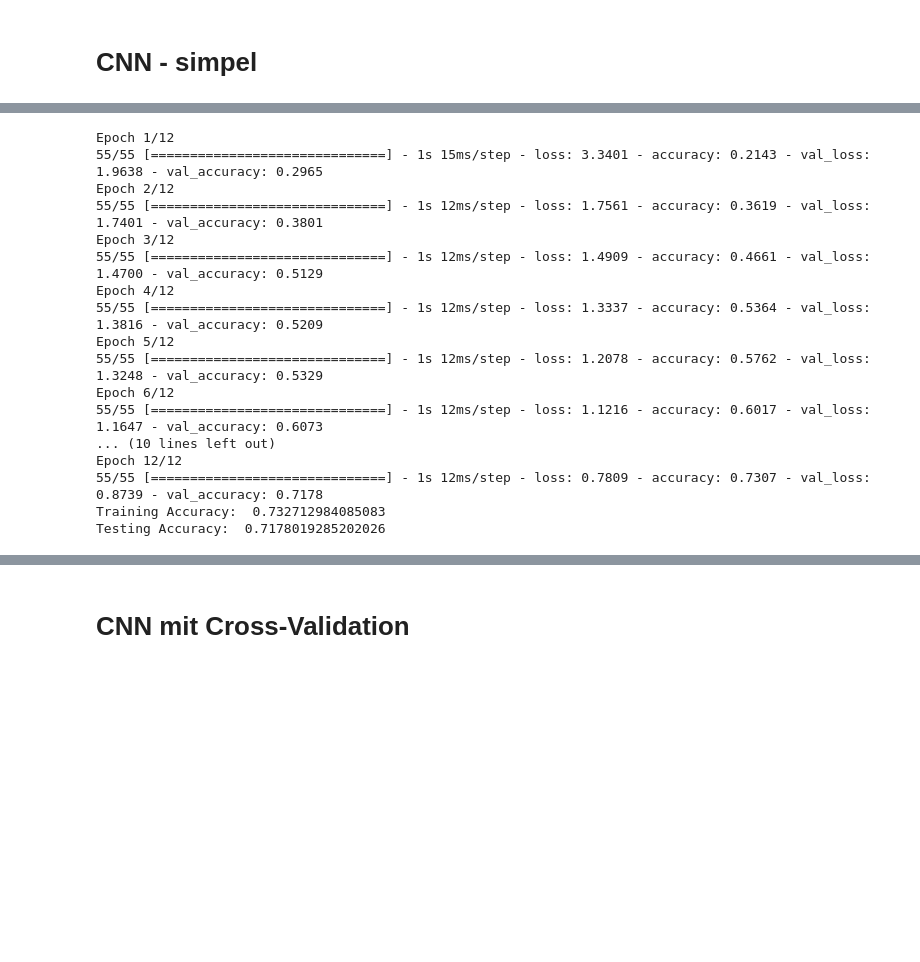
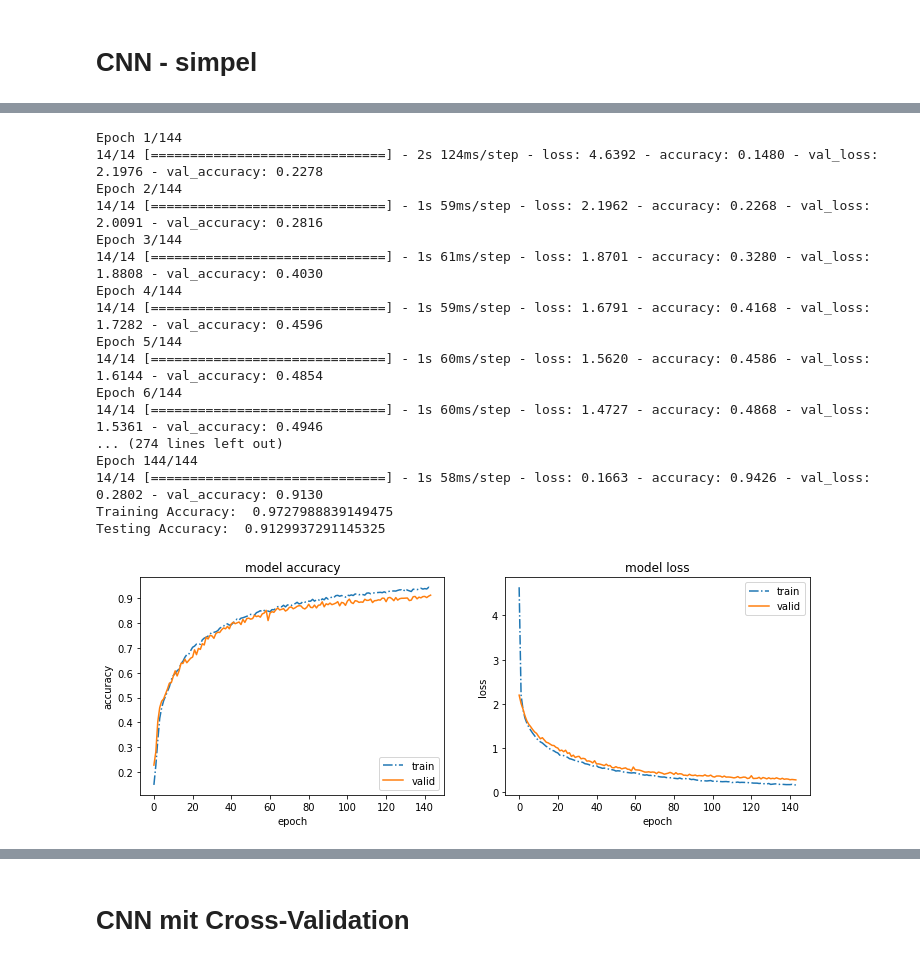
Before and after one commit to VimalKandrical/dl_sound_class, a Jupyter notebook: main.ipynb, the cells around one changed output, grey strips where cells are left out. Drawn from its saved outputs; the diff is of its cells as text; code cells hidden in the pictures; blank space fills up the shorter version.

```diff
--- a/main.ipynb
+++ b/main.ipynb
@@ -471,34 +471,55 @@ Trainable params: 44,602
 Non-trainable params: 0
 _________________________________________________________________
 # %%
-num_epochs = 12
-num_batch_size = 128
+num_epochs = 144
+num_batch_size = 512
 
-model.fit(x_train, y_train, batch_size=num_batch_size, epochs=num_epochs, validation_data=(x_test, y_test))
+history = model.fit(x_train, y_train, batch_size=num_batch_size, epochs=num_epochs, validation_data=(x_test, y_test))
 
 score = model.evaluate(x_train, y_train, verbose=0)
 print("Training Accuracy: ", score[1])
 
 score = model.evaluate(x_test, y_test, verbose=0)
 print("Testing Accuracy: ", score[1])
+
+
+
+# Anzeige der Entwicklung der Genauigkeit und Loss-function
+plt.figure(figsize = (12, 4))
+plt.subplot(1, 2, (1))
+plt.plot(history.history['accuracy'], linestyle = '-.')
+plt.plot(history.history['val_accuracy'])
+plt.title('model accuracy')
+plt.ylabel('accuracy')
+plt.xlabel('epoch')
+plt.legend(['train', 'valid'], loc = 'lower right')
+plt.subplot(1, 2, (2))
+plt.plot(history.history['loss'], linestyle = '-.')
+plt.plot(history.history['val_loss'])
+plt.title('model loss')
+plt.ylabel('loss')
+plt.xlabel('epoch')
+plt.legend(['train', 'valid'], loc = 'upper right')
+plt.show()
 # %% [output]
-Epoch 1/12
-55/55 [==============================] - 1s 15ms/step - loss: 3.3401 - accuracy: 0.2143 - val_loss: 1.9638 - val_accuracy: 0.2965
-Epoch 2/12
-55/55 [==============================] - 1s 12ms/step - loss: 1.7561 - accuracy: 0.3619 - val_loss: 1.7401 - val_accuracy: 0.3801
-Epoch 3/12
-55/55 [==============================] - 1s 12ms/step - loss: 1.4909 - accuracy: 0.4661 - val_loss: 1.4700 - val_accuracy: 0.5129
-Epoch 4/12
-55/55 [==============================] - 1s 12ms/step - loss: 1.3337 - accuracy: 0.5364 - val_loss: 1.3816 - val_accuracy: 0.5209
-Epoch 5/12
-55/55 [==============================] - 1s 12ms/step - loss: 1.2078 - accuracy: 0.5762 - val_loss: 1.3248 - val_accuracy: 0.5329
-Epoch 6/12
-55/55 [==============================] - 1s 12ms/step - loss: 1.1216 - accuracy: 0.6017 - val_loss: 1.1647 - val_accuracy: 0.6073
-... (10 lines left out)
-Epoch 12/12
-55/55 [==============================] - 1s 12ms/step - loss: 0.7809 - accuracy: 0.7307 - val_loss: 0.8739 - val_accuracy: 0.7178
-Training Accuracy:  0.732712984085083
-Testing Accuracy:  0.7178019285202026
+Epoch 1/144
+14/14 [==============================] - 2s 124ms/step - loss: 4.6392 - accuracy: 0.1480 - val_loss: 2.1976 - val_accuracy: 0.2278
+Epoch 2/144
+14/14 [==============================] - 1s 59ms/step - loss: 2.1962 - accuracy: 0.2268 - val_loss: 2.0091 - val_accuracy: 0.2816
+Epoch 3/144
+14/14 [==============================] - 1s 61ms/step - loss: 1.8701 - accuracy: 0.3280 - val_loss: 1.8808 - val_accuracy: 0.4030
+Epoch 4/144
+14/14 [==============================] - 1s 59ms/step - loss: 1.6791 - accuracy: 0.4168 - val_loss: 1.7282 - val_accuracy: 0.4596
+Epoch 5/144
+14/14 [==============================] - 1s 60ms/step - loss: 1.5620 - accuracy: 0.4586 - val_loss: 1.6144 - val_accuracy: 0.4854
+Epoch 6/144
+14/14 [==============================] - 1s 60ms/step - loss: 1.4727 - accuracy: 0.4868 - val_loss: 1.5361 - val_accuracy: 0.4946
+... (274 lines left out)
+Epoch 144/144
+14/14 [==============================] - 1s 58ms/step - loss: 0.1663 - accuracy: 0.9426 - val_loss: 0.2802 - val_accuracy: 0.9130
+Training Accuracy:  0.9727988839149475
+Testing Accuracy:  0.9129937291145325
+[figure, added]
 # %%
 from sklearn.metrics import confusion_matrix
 import itertools
```
Also changed, not shown: parts of 8 cells of this notebook.
